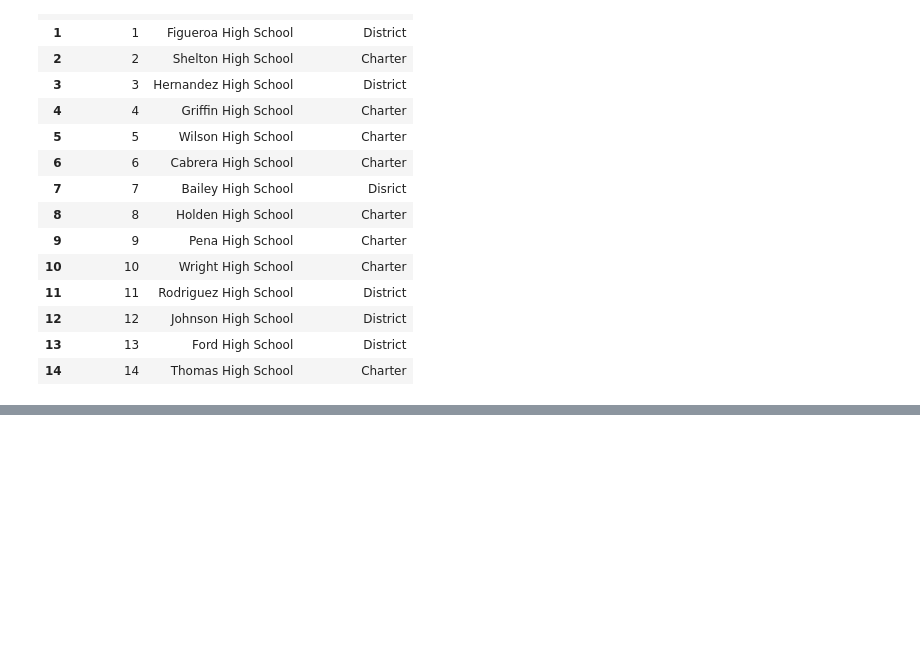
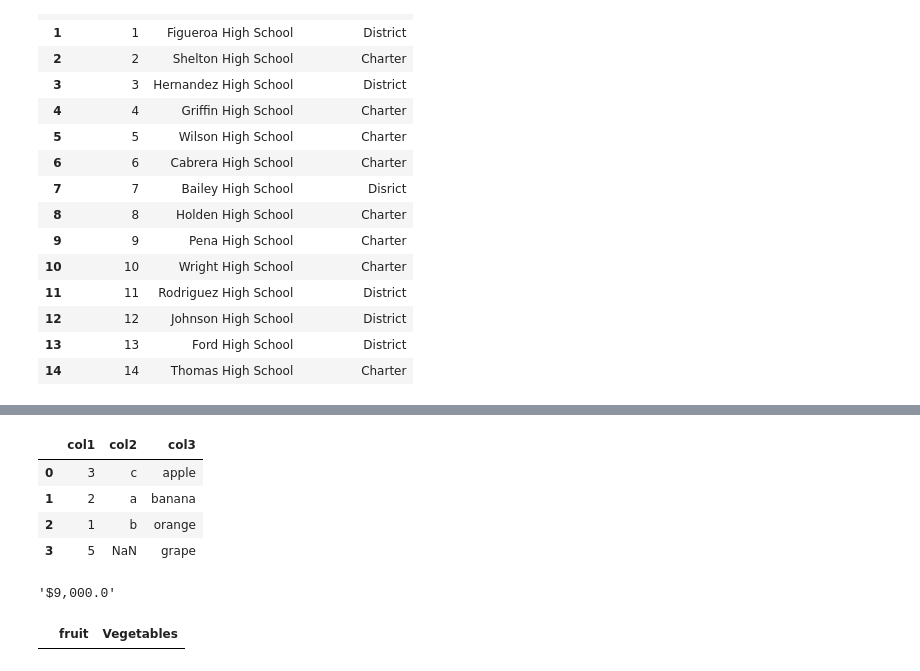
Before and after one commit to fobordo/School_District_Analysis, a Jupyter notebook: pandas_practice.ipynb, the cells around one changed output, grey strips where cells are left out. Drawn from its saved outputs; the diff is of its cells as text; code cells hidden in the pictures; blank space fills up the shorter version.

```diff
--- a/pandas_practice.ipynb
+++ b/pandas_practice.ipynb
@@ -188,0 +315,22 @@ sd_schools_df
+# %%
+pd.merge(left_df,right_df,on='col1',how="right")
+# %% [output]
+|  | col1 | col2 | col3 |
+| 0 | 3 | c | apple |
+| 1 | 2 | a | banana |
+| 2 | 1 | b | orange |
+| 3 | 5 | NaN | grape |
+# %%
+num = 9000
+"${:,.1f}".format(num)
+# %% [output]
+'$9,000.0'
+# %%
+df = pd.DataFrame()
+
+df["fruit"] = ""
+df["vegetables"] = ""
+
+df.rename(columns = {"vegetables": "Vegetables"})
+# %% [output]
+|  | fruit | Vegetables |
```
Also changed, not shown: parts of 14 cells of this notebook, 3 other files.
